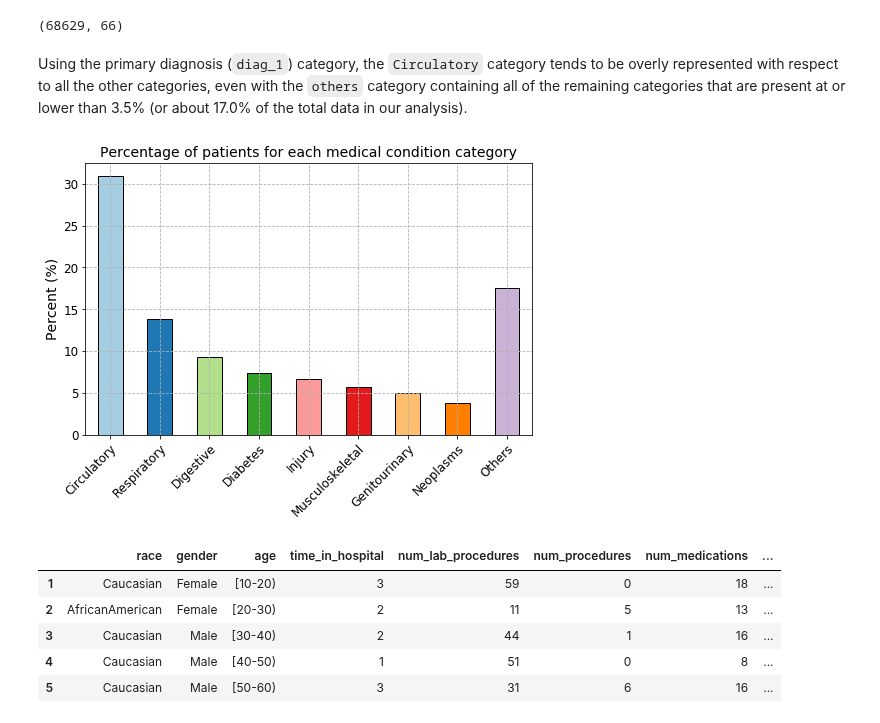
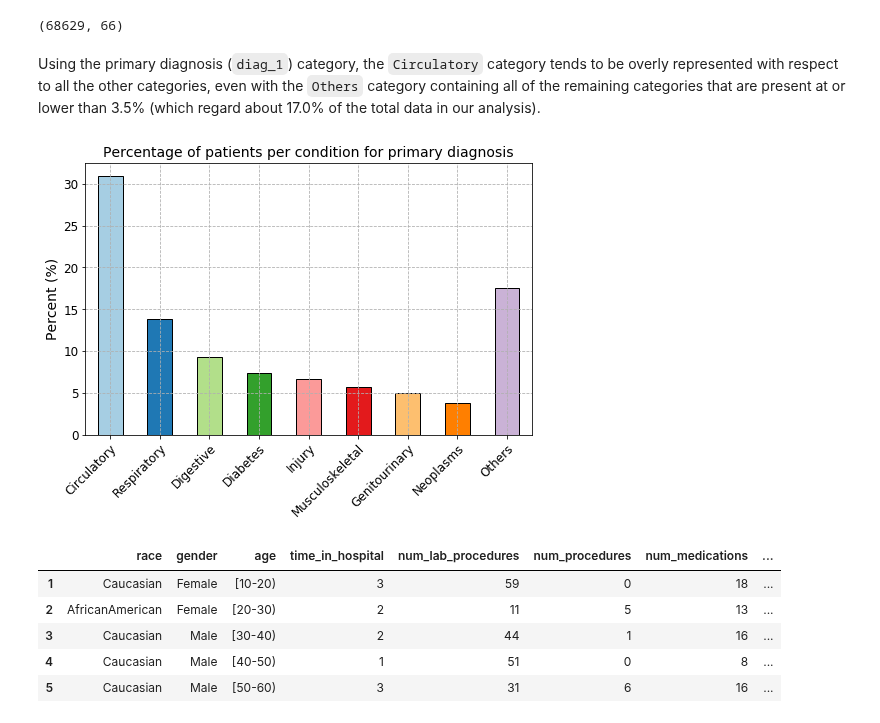
Before and after one commit to capac/kaggle-notebooks, a Jupyter notebook: diabetes-in-130-US-hospitals/1-data-preparation.ipynb, the cells around one changed output. Drawn from its saved outputs; the diff is of its cells as text; code cells hidden in the pictures.

```diff
--- a/diabetes-in-130-US-hospitals/1-data-preparation.ipynb
+++ b/diabetes-in-130-US-hospitals/1-data-preparation.ipynb
@@ -236,10 +235,11 @@ print(len(numeric_cols))
 # %%
 fig, axes = plt.subplots(13, 1, figsize=(12, 32))
 colors = plt.cm.Paired.colors
-for i, (ax, col) in enumerate(zip(axes.flat, numeric_cols)):
+for i, (ax, col) in enumerate(zip(axes, numeric_cols)):
     i = i % len(colors)
     ax.hist(df[col], color=colors[i], edgecolor='k') #, bins=10)
     ax.set_title(col)
     ax.grid(True, linestyle='--')
 fig.tight_layout()
+print('The first five plots regard number identifiers and aren\'t of interest to the analysis.')
 # %% [output]
@@ -354,17 +355,17 @@ order_list = ['Circulatory', 'Respiratory', 'Digestive', 'Diabetes', 'Injury', '
 diagnosis_df = diagnosis_df.set_index('Primary diagnosis').loc[order_list]
 diagnosis_sr = pd.Series(diagnosis_df.Percentage, index=diagnosis_df.index)
 # %% [markdown]
-Using the primary diagnosis (`diag_1`) category, the `Circulatory` category tends to be overly represented with respect to all the other categories, even with the `others` category containing all of the remaining categories that are present at or lower than 3.5% (or about 17.0% of the total data in our analysis).
+Using the primary diagnosis (`diag_1`) category, the `Circulatory` category tends to be overly represented with respect to all the other categories, even with the `Others` category containing all of the remaining categories that are present at or lower than 3.5% (which regard about 17.0% of the total data in our analysis).
 # %%
 ax = diagnosis_sr.plot(kind='bar', color=plt.cm.Paired.colors, figsize=(8, 5), edgecolor='k')
 plt.setp(ax.get_xticklabels(), ha="right", rotation_mode="anchor", rotation=45, fontsize=12)
 plt.setp(ax.get_yticklabels(), fontsize=12)
 ax.set_xlabel(None)
 ax.set_ylabel('Percent (%)', fontsize=14)
-ax.set_title('Percentage of patients for each medical condition category', fontsize=14)
+ax.set_title('Percentage of patients per condition for primary diagnosis', fontsize=14)
 plt.grid(True, linestyle='--');
 # %% [output]
-[figure, old version]
+[figure, new version]
 # %%
 df.head()
 # %% [output]
```
Also changed, not shown: parts of 3 cells of this notebook.
